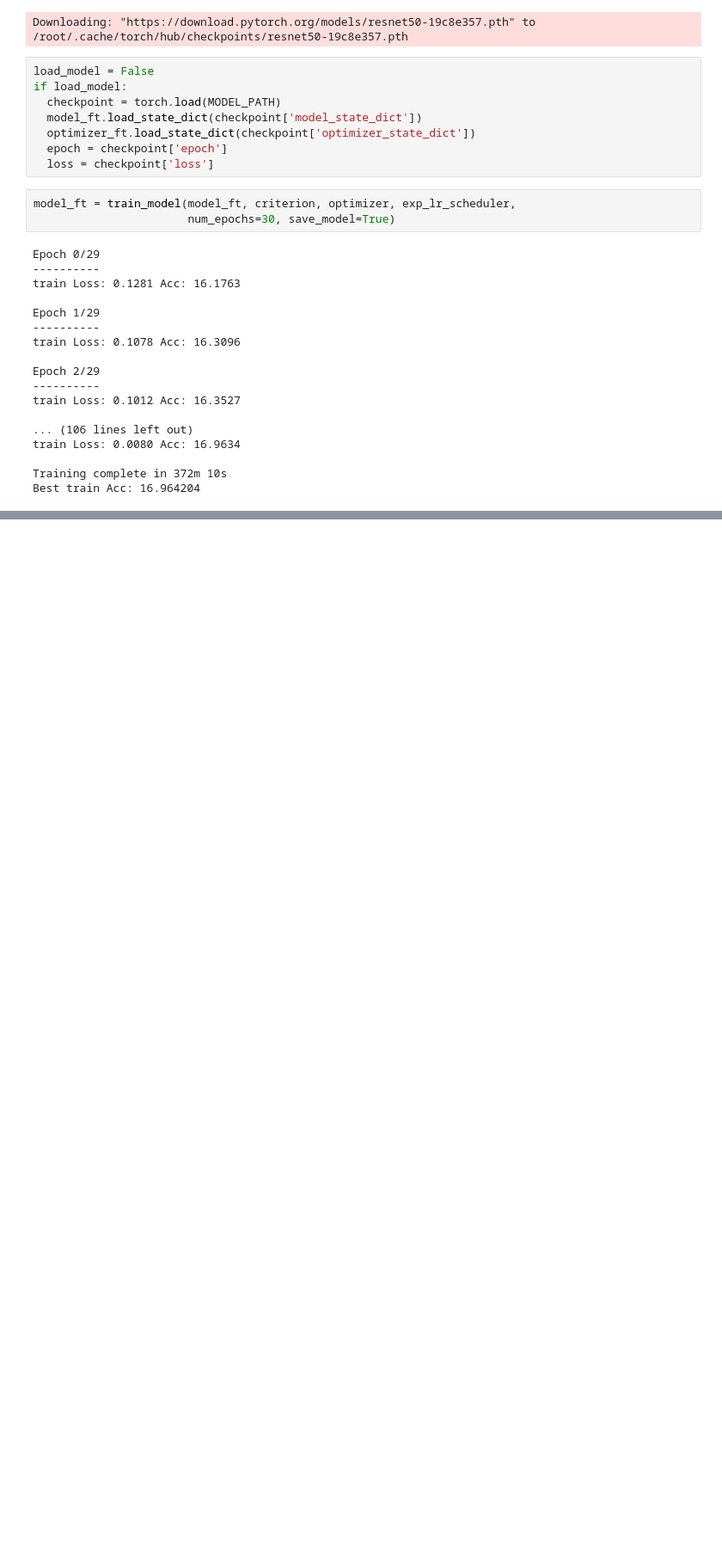
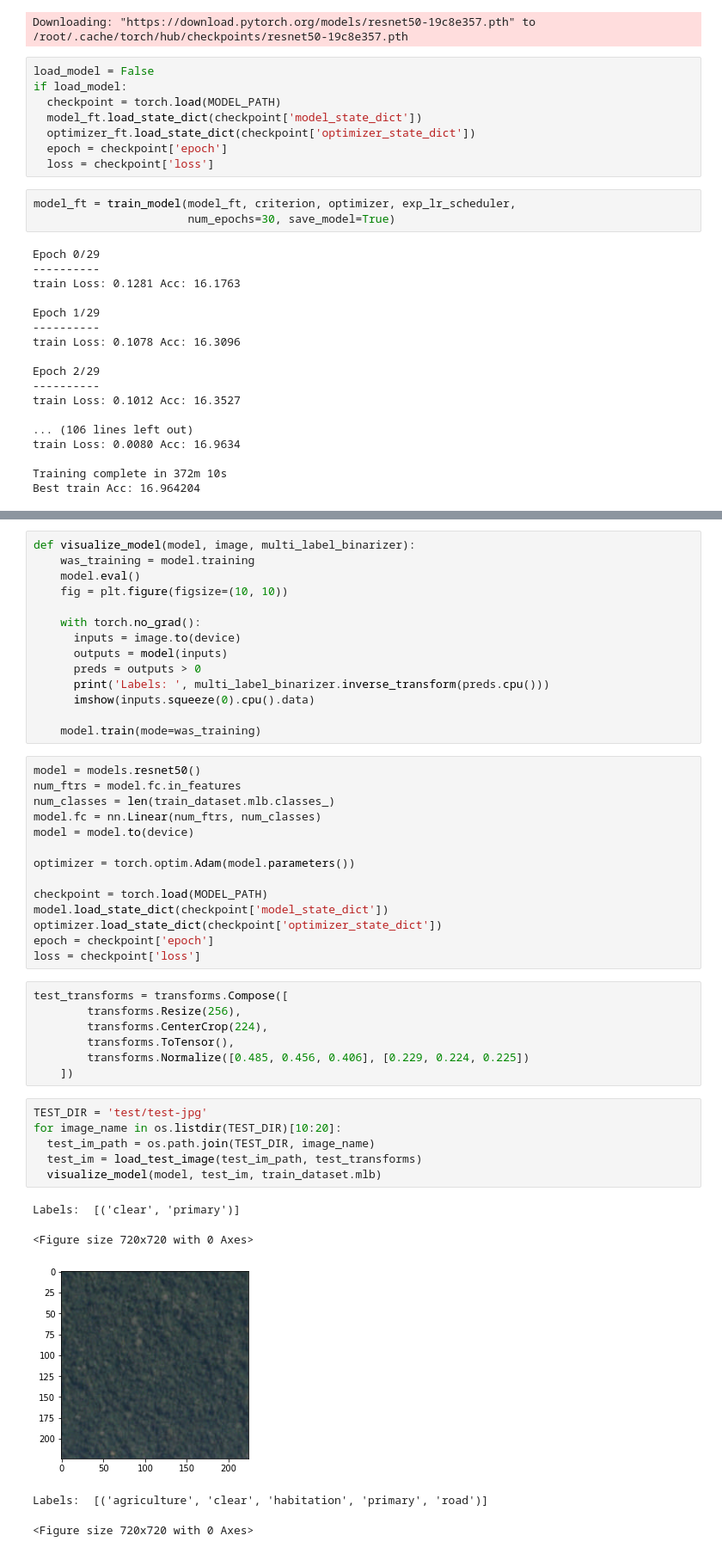
Before and after one commit to lddm/ml-journey, a Jupyter notebook: Planet_Amazon_challenge.ipynb, the cells around one changed output, grey strips where cells are left out. Shown at 86% size. Cells and saved outputs as stored; diff of their text form; blank space fills up the shorter version.

Commit message:
Showing some outputs from the trained model

```diff
--- a/Planet_Amazon_challenge.ipynb
+++ b/Planet_Amazon_challenge.ipynb
@@ -359,0 +375,47 @@ Best train Acc: 16.964204
+# %%
+def visualize_model(model, image, multi_label_binarizer):
+    was_training = model.training
+    model.eval()
+    fig = plt.figure(figsize=(10, 10))
+
+    with torch.no_grad():
+      inputs = image.to(device)
+      outputs = model(inputs)
+      preds = outputs > 0
+      print('Labels: ', multi_label_binarizer.inverse_transform(preds.cpu()))
+      imshow(inputs.squeeze(0).cpu().data)
+
+    model.train(mode=was_training)
+# %%
+model = models.resnet50()
+num_ftrs = model.fc.in_features
+num_classes = len(train_dataset.mlb.classes_)
+model.fc = nn.Linear(num_ftrs, num_classes)
+model = model.to(device)
+
+optimizer = torch.optim.Adam(model.parameters())
+
+checkpoint = torch.load(MODEL_PATH)
+model.load_state_dict(checkpoint['model_state_dict'])
+optimizer.load_state_dict(checkpoint['optimizer_state_dict'])
+epoch = checkpoint['epoch']
+loss = checkpoint['loss']
+# %%
+test_transforms = transforms.Compose([
+        transforms.Resize(256),
+        transforms.CenterCrop(224),
+        transforms.ToTensor(),
+        transforms.Normalize([0.485, 0.456, 0.406], [0.229, 0.224, 0.225])
+    ])
+# %%
+TEST_DIR = 'test/test-jpg'
+for image_name in os.listdir(TEST_DIR)[10:20]:
+  test_im_path = os.path.join(TEST_DIR, image_name)
+  test_im = load_test_image(test_im_path, test_transforms)
+  visualize_model(model, test_im, train_dataset.mlb)
+# %% [output]
+Labels:  [('clear', 'primary')]
+<Figure size 720x720 with 0 Axes>
+[figure, added]
+Labels:  [('agriculture', 'clear', 'habitation', 'primary', 'road')]
+<Figure size 720x720 with 0 Axes>
```
Also changed, not shown: parts of 6 cells of this notebook.
